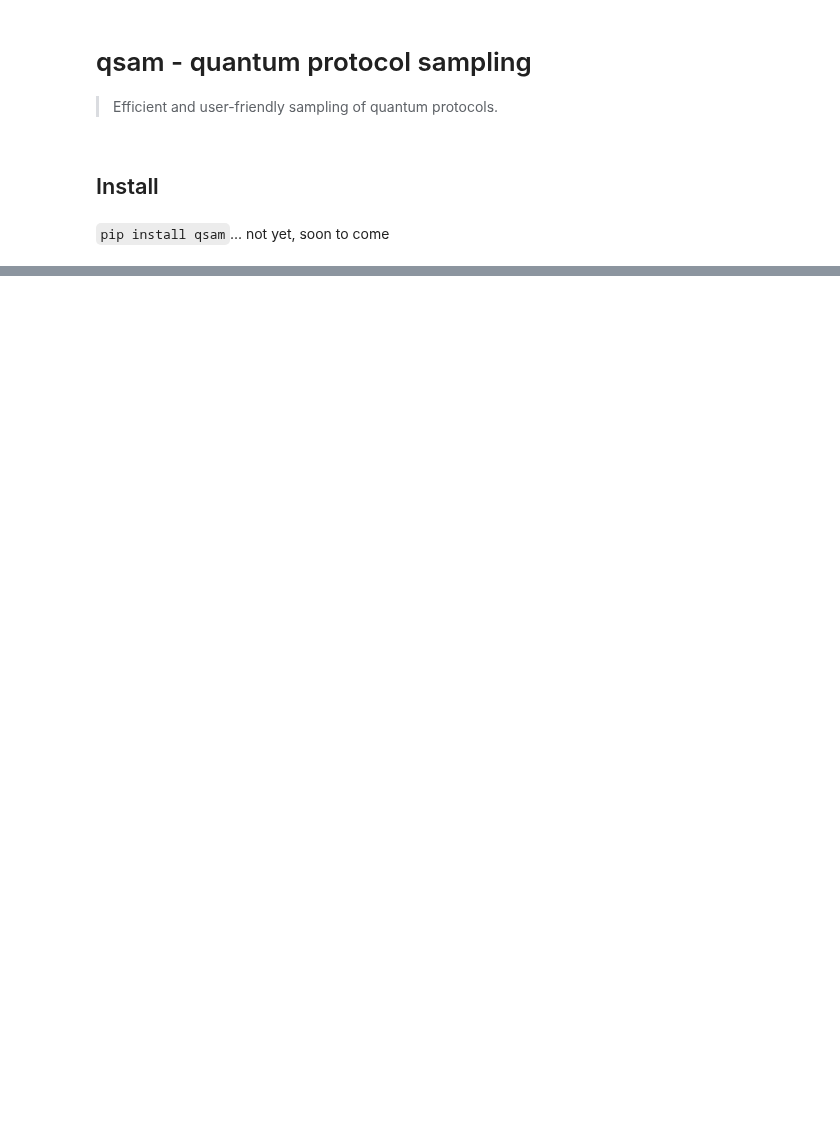
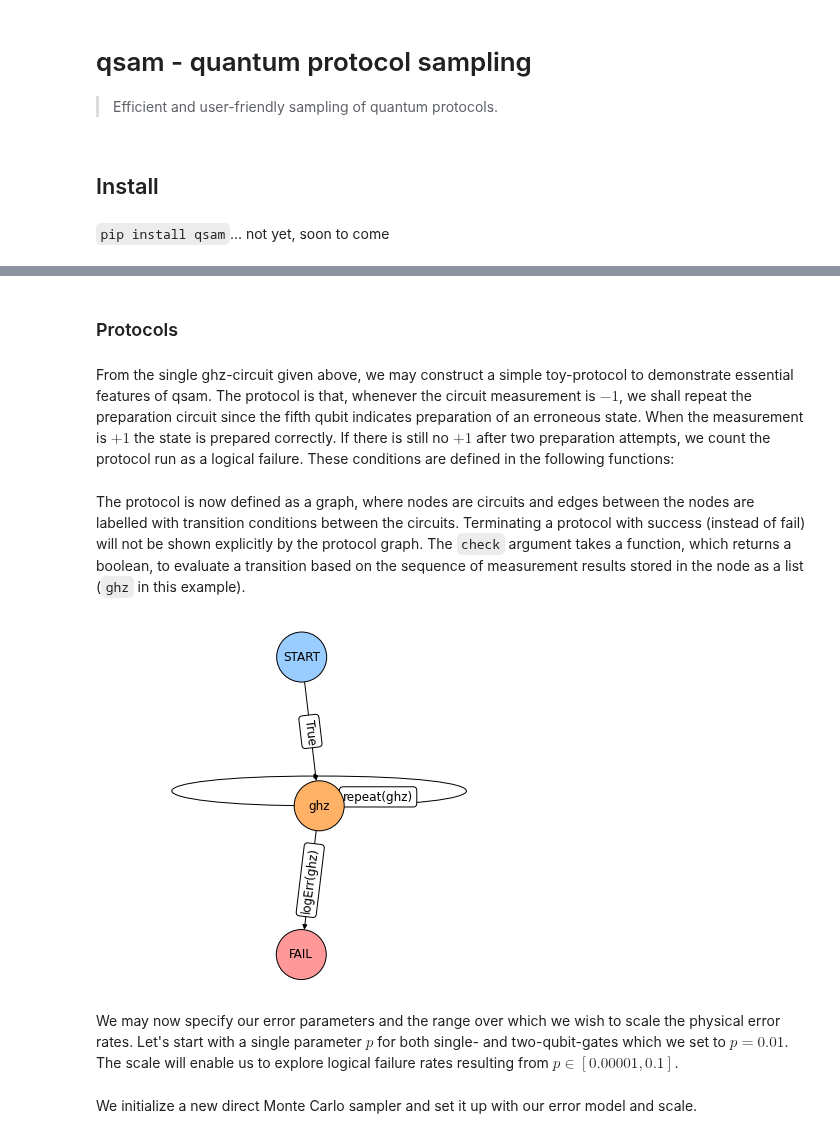
Before and after one commit to dpwinter/qsample, a Jupyter notebook: index.ipynb, the cells around one changed output, grey strips where cells are left out. Saved outputs shown, nothing was run; the diff lists cells and outputs as text; code cells hidden in the pictures; blank space fills up the shorter version.

```diff
--- a/index.ipynb
+++ b/index.ipynb
@@ -96,0 +42,11 @@ plt.legend();
+# %%
+from qsam.circuit import Circuit
+
+ghz = Circuit([ {"init": {0,1,2,3,4}},
+                {"H": {0}},
+                {"CNOT": {(0,1)}},
+                {"CNOT": {(1,2)}},
+                {"CNOT": {(2,3)}},
+                {"CNOT": {(3,4)}},
+                {"CNOT": {(0,4)}},
+                {"measure": {4}}], ff_det=True)
@@ -96,0 +66,31 @@ plt.legend();
+# %% [markdown]
+### Protocols
+# %% [markdown]
+From the single ghz-circuit given above, we may construct a simple toy-protocol to demonstrate essential features of qsam. The protocol is that, whenever the circuit measurement is $-1$, we shall repeat the preparation circuit since the fifth qubit indicates preparation of an erroneous state. When the measurement is $+1$ the state is prepared correctly. If there is still no $+1$ after two preparation attempts, we count the protocol run as a logical failure. These conditions are defined in the following functions:
+# %%
+from qsam.protocol import Protocol, draw_protocol
+
+def repeat(m):
+    return len(m) < 2 and m[-1] == 1
+
+def logErr(m):
+    return len(m) >= 2 and m[-1] == 1 and m[-2] == 1
+
+functions = {'logErr': logErr, 'repeat': repeat}
+# %% [markdown]
+The protocol is now defined as a graph, where nodes are circuits and edges between the nodes are labelled with transition conditions between the circuits. Terminating a protocol with success (instead of fail) will not be shown explicitly by the protocol graph. The `check` argument takes a function, which returns a boolean, to evaluate a transition based on the sequence of measurement results stored in the node as a list (`ghz` in this example).
+# %%
+g = Protocol()
+g._check_fns.update(functions)
+g.add_nodes_from(['ghz'], circuits=[ghz])
+
+g.add_edge('START', 'ghz', check='True')
+
+g.add_edge('ghz', 'ghz', check='repeat(ghz)')
+g.add_edge('ghz', 'FAIL', check='logErr(ghz)')
+
+draw_protocol(g, figsize=(6,5))
+# %% [output]
+[figure, added]
+# %% [markdown]
+We may now specify our error parameters and the range over which we wish to scale the physical error rates. Let's start with a single parameter $p$ for both single- and two-qubit-gates which we set to $p = 0.01$. The scale will enable us to explore logical failure rates resulting from $p \in [0.00001, 0.1]$.
@@ -96,0 +100,2 @@ plt.legend();
+# %% [markdown]
+We initialize a new direct Monte Carlo sampler and set it up with our error model and scale.
```
Also changed, not shown: parts of 63 cells of this notebook, 20 other files.
